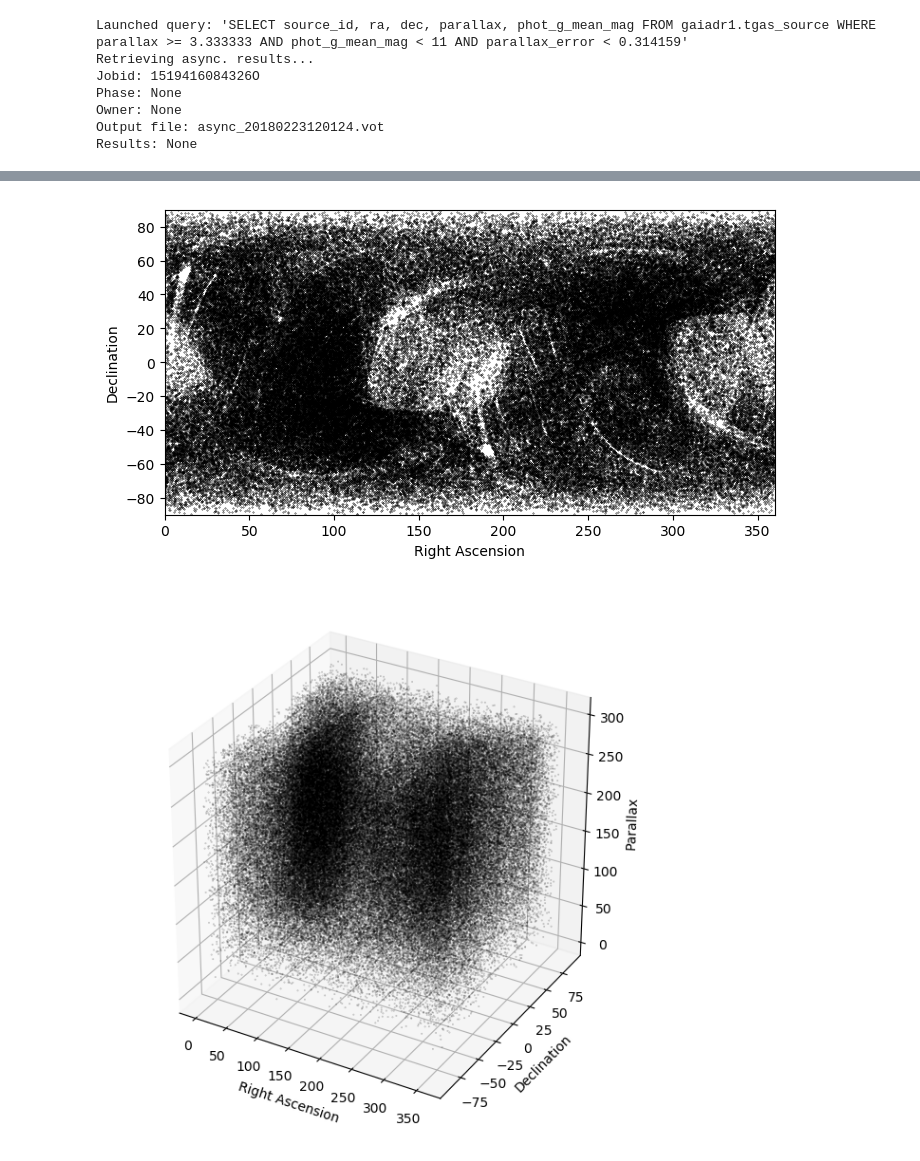
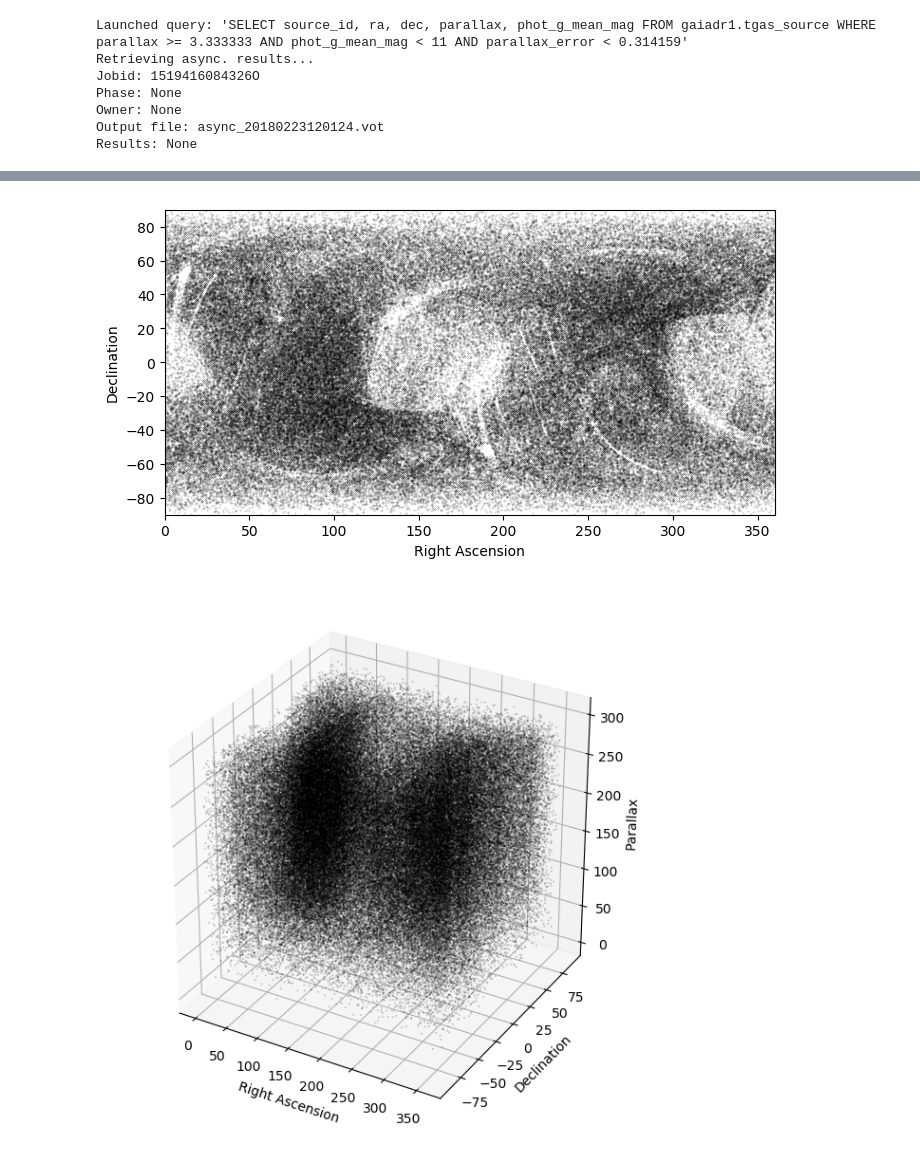
Before and after one commit to erumelhart/astr499research, a Jupyter notebook: gaia_data_search.ipynb, the cells around one changed output, grey strips where cells are left out. Cells and saved outputs as stored; diff of their text form; code cells hidden in the pictures.

```diff
--- a/gaia_data_search.ipynb
+++ b/gaia_data_search.ipynb
@@ -63,20 +108,20 @@ for c, table in enumerate(table, 1):
 # %%
 plt.style.use('default')
 fig = plt.figure()
 ax = fig.add_subplot(111, aspect='equal')
 #fig.set_size_inches(8,8)
 
 fig.tight_layout()
 
 ax.set_xlim(0., 360.)
 ax.set_ylim(-90., 90.)
 
 ax.set_ylabel("Declination")
 ax.set_xlabel("Right Ascension")
 
-ax.plot(ra, dec, color='k', marker='.', markersize=0.6, linestyle='None');
+ax.plot(ra, dec, color='k', marker='.', markersize=0.6, linestyle='None', alpha=0.3);
 # %% [output]
-[figure, old version]
+[figure, new version]
 # %%
 fig = plt.figure()
 ax = fig.add_subplot(111,projection='3d')
```
Also changed, not shown: parts of 5 cells of this notebook.
